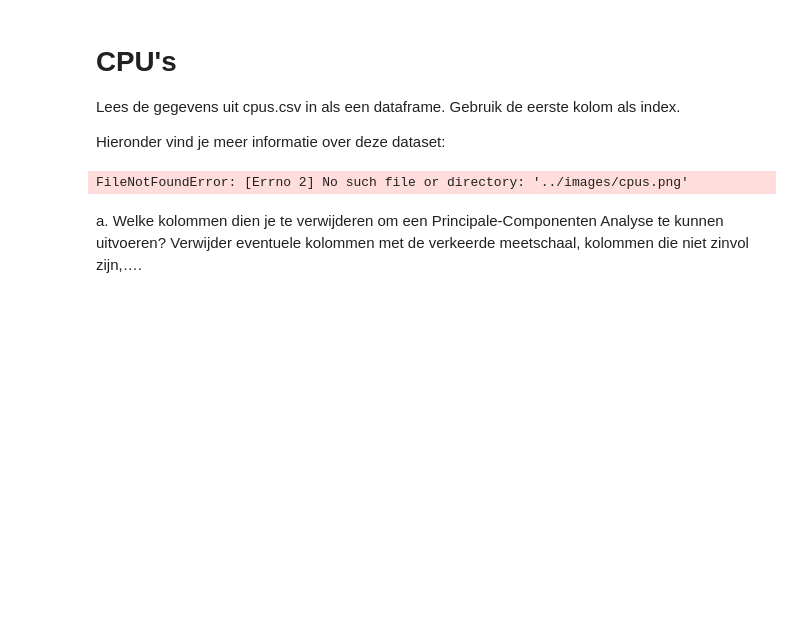
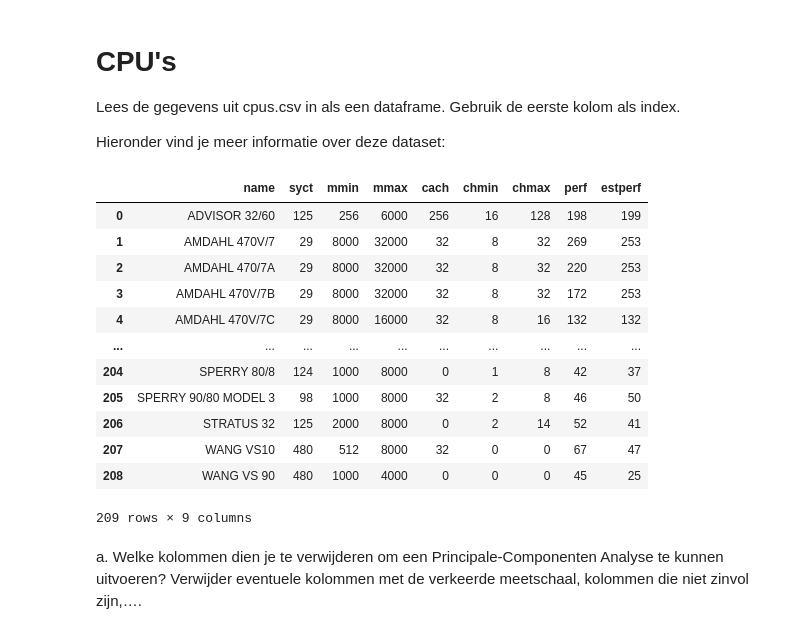
Before and after one commit to EliasDeHondt/DataScience1, a Jupyter notebook: W23P4/3 Cpus.ipynb, the cells around one changed output. Cells and saved outputs as stored; diff of their text form; code cells hidden in the pictures; blank space fills up the shorter version.

```diff
--- a/W23P4/3 Cpus.ipynb
+++ b/W23P4/3 Cpus.ipynb
@@ -4,12 +4,24 @@
 Lees de gegevens uit cpus.csv in als een dataframe. Gebruik de eerste kolom als index.
 
 Hieronder vind je meer informatie over deze dataset:
-# %%
-# keep
-from PIL import Image
-
-Image.open('../images/cpus.png')
-# %% [output]
-FileNotFoundError: [Errno 2] No such file or directory: '../images/cpus.png'
+# %%
+import pandas as pd
+
+cpus = pd.read_csv('data/cpus.csv', sep=',')
+display(cpus)
+# %% [output]
+|  | name | syct | mmin | mmax | cach | chmin | chmax | perf | estperf |
+| 0 | ADVISOR 32/60 | 125 | 256 | 6000 | 256 | 16 | 128 | 198 | 199 |
+| 1 | AMDAHL 470V/7 | 29 | 8000 | 32000 | 32 | 8 | 32 | 269 | 253 |
+| 2 | AMDAHL 470/7A | 29 | 8000 | 32000 | 32 | 8 | 32 | 220 | 253 |
+| 3 | AMDAHL 470V/7B | 29 | 8000 | 32000 | 32 | 8 | 32 | 172 | 253 |
+| 4 | AMDAHL 470V/7C | 29 | 8000 | 16000 | 32 | 8 | 16 | 132 | 132 |
+| ... | ... | ... | ... | ... | ... | ... | ... | ... | ... |
+| 204 | SPERRY 80/8 | 124 | 1000 | 8000 | 0 | 1 | 8 | 42 | 37 |
+| 205 | SPERRY 90/80 MODEL 3 | 98 | 1000 | 8000 | 32 | 2 | 8 | 46 | 50 |
+| 206 | STRATUS 32 | 125 | 2000 | 8000 | 0 | 2 | 14 | 52 | 41 |
+| 207 | WANG VS10 | 480 | 512 | 8000 | 32 | 0 | 0 | 67 | 47 |
+| 208 | WANG VS 90 | 480 | 1000 | 4000 | 0 | 0 | 0 | 45 | 25 |
+209 rows × 9 columns
 # %% [markdown]
 a.	Welke kolommen dien je te verwijderen om een Principale-Componenten Analyse te kunnen uitvoeren?  Verwijder eventuele kolommen met de verkeerde meetschaal, kolommen die niet zinvol zijn,….
```
Also changed, not shown: parts of 6 cells of this notebook, 1 other file.
